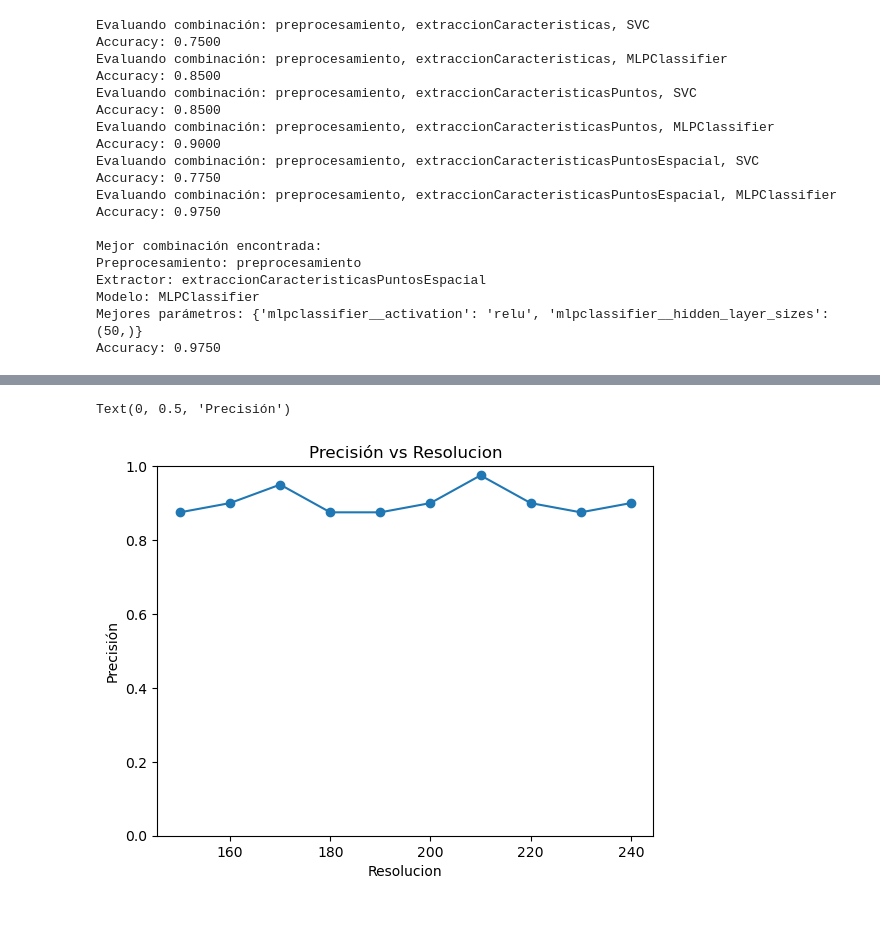
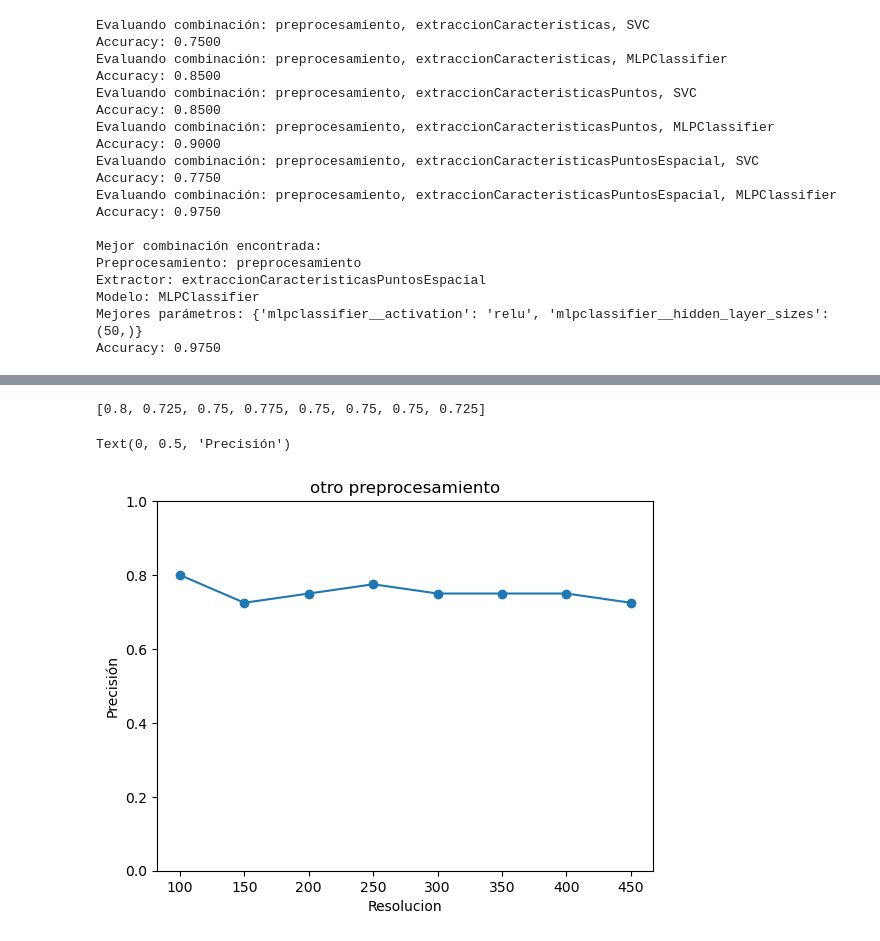
Before and after one commit to tecoloniso/trabajo_vision, a Jupyter notebook: trabajo.ipynb, the cells around one changed output, grey strips where cells are left out. Drawn from its saved outputs; the diff is of its cells as text; code cells hidden in the pictures.

```diff
--- a/trabajo.ipynb
+++ b/trabajo.ipynb
@@ -442,8 +434,24 @@ Text(0, 0.5, 'Precisión')
 # %%
+#buscando en un rango mas especifico
+
 lista_acc2 = []
 for i in range(150,250,10):
     resolucion = i
-    lista_acc2.append(evaluar('dataset/cat_dog_100'))
+    lista_acc2.append(evaluar('dataset/cat_dog_100',mejor_combinacion,mejor_modelo,param_grid))
 
-resolucion = 200 #vuelta a la normalidad
+print(lista_acc2)
+resolucion = 210 #vuelta a la normalidad
+
+fig, ax = plt.subplots()
+x = range(150,250,10)
+# Graficar los datos
+ax.plot(x, lista_acc2, marker='o')
+
+# Configurar los límites del eje y para que incluyan 0 a 1
+ax.set_ylim(0, 1)
+
+# Etiquetas y título
+ax.set_title("Precisión vs Resolucion")
+ax.set_xlabel("Resolucion")
+ax.set_ylabel("Precisión")
 # %% [output]
@@ -460,16 +461,28 @@ Accuracy: 0.9000
-# %%
-fig, ax = plt.subplots()
-x = range(150,250,10)
-# Graficar los datos
-ax.plot(x, lista_acc2, marker='o')
-
-# Configurar los límites del eje y para que incluyan 0 a 1
-ax.set_ylim(0, 1)
-
-# Etiquetas y título
-ax.set_title("Precisión vs Resolucion")
-ax.set_xlabel("Resolucion")
-ax.set_ylabel("Precisión")
-# %% [output]
-Text(0, 0.5, 'Precisión')
-[figure, removed]
+# %%
+#con otro preprocesamiento no hay tanta variacion
+combinacion = [preprocesamiento_rango_suavizado, extraccionCaracteristicasPuntosEspacial]
+
+lista_acc3 = []
+for i in range(100,500,50):
+    resolucion = i
+    lista_acc3.append(evaluar('dataset/cat_dog_100',combinacion,mejor_modelo,param_grid))
+
+print(lista_acc3)
+resolucion = 210 #vuelta a la normalidad
+
+fig, ax = plt.subplots()
+x = range(100,500,50)
+# Graficar los datos
+ax.plot(x, lista_acc3, marker='o')
+
+# Configurar los límites del eje y para que incluyan 0 a 1
+ax.set_ylim(0, 1)
+
+# Etiquetas y título
+ax.set_title("otro preprocesamiento")
+ax.set_xlabel("Resolucion")
+ax.set_ylabel("Precisión")
+# %% [output]
+[0.8, 0.725, 0.75, 0.775, 0.75, 0.75, 0.75, 0.725]
+Text(0, 0.5, 'Precisión')
+[figure, added]
```
Also changed, not shown: parts of 4 cells of this notebook.
